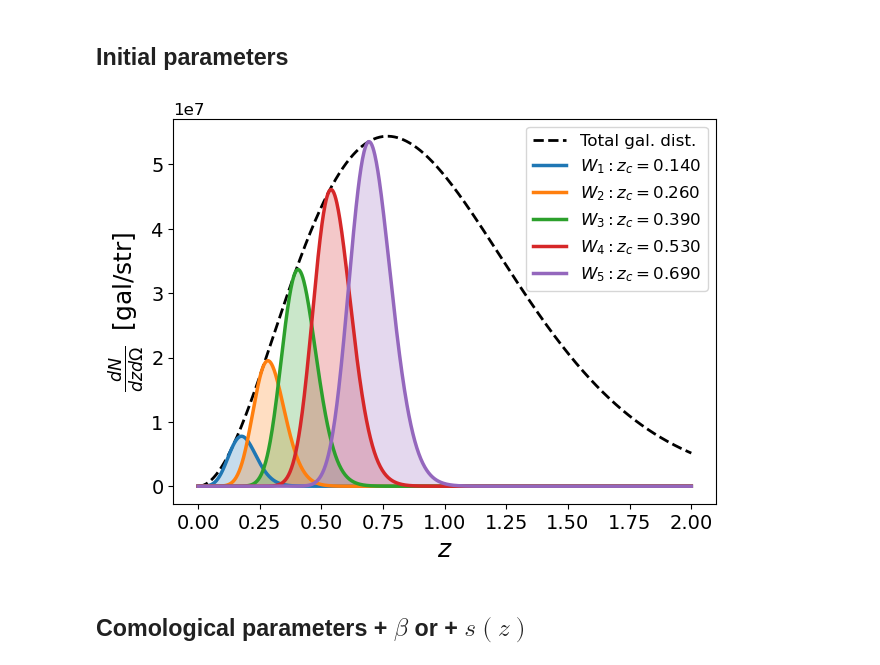
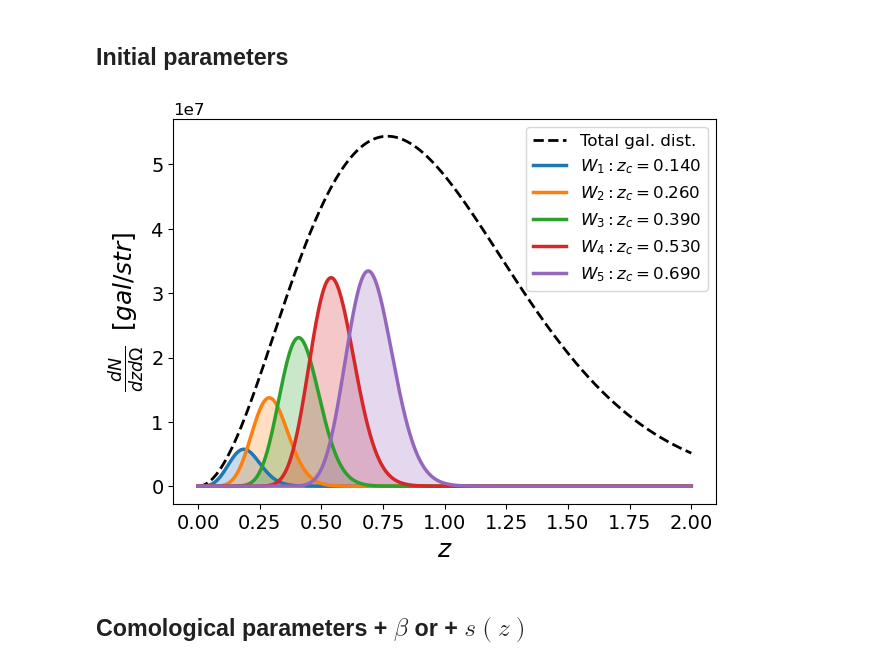
Before and after one commit to GreenTS27/Photo_Surveys-HI_IM-Fisher_Matrix, a Jupyter notebook: Fisher_Matrix_C_ell_vs_w_t.ipynb, the cells around one changed output. Cells and saved outputs as stored; diff of their text form; code cells hidden in the pictures.

Commit message:
cHANGE TO wINDOW TOP HAT FUNC

```diff
--- a/Fisher_Matrix_C_ell_vs_w_t.ipynb
+++ b/Fisher_Matrix_C_ell_vs_w_t.ipynb
@@ -227,27 +238,33 @@ N_bins = 5
 ####################################### initial parameters ###############################################
 
 
+# Creating central redshifts and redshift combinations
+arr_bin_width = np.zeros(N_bins)
+
 if Survey == "Euclid":
     arr_z_central = arr_z_central_Euclid[0:N_bins]
+    for i in range(N_bins):
+        arr_bin_width[i] = np.abs(arr_z_central_Euclid[i] - arr_z_central_Euclid[i+1])/2
 
 elif Survey == "DES":
     if N_bins ==5:
         arr_z_central = arr_z_central_LSST_Y1[0:N_bins]
+        for i in range(N_bins):
+            arr_bin_width[i] = np.abs(arr_z_central_LSST_Y1[i] - arr_z_central_LSST_Y1[i+1])/2
     elif N_bins==10:
         arr_z_central = arr_z_central_LSST_Y10[0:N_bins]
+        for i in range(N_bins):
+            arr_bin_width[i] = np.abs(arr_z_central_LSST_Y10[i] - arr_z_central_LSST_Y10[i+1])/2
     # arr_z_central = arr_z_central_DES[0:N_bins]
 
 elif Survey == "LSST_Y1":
     arr_z_central = arr_z_central_LSST_Y1[0:N_bins]
+    for i in range(N_bins):
+        arr_bin_width[i] = np.abs(arr_z_central_LSST_Y1[i] - arr_z_central_LSST_Y1[i+1])/2
 elif Survey == "LSST_Y10":
     arr_z_central = arr_z_central_LSST_Y10[0:N_bins]
+    for i in range(N_bins):
+        arr_bin_width[i] = np.abs(arr_z_central_LSST_Y10[i] - arr_z_central_LSST_Y10[i+1])/2
 
-
-
-# # Creating central redshifts and redshift combinations
-# z_ini = 0.3
-# z_fini = 1.7
-# bin_step = (z_fini - z_ini)/N_bins
-# arr_z_central = np.arange(z_ini, z_fini, bin_step)
 
 Data_arr_zs_auto= np.zeros((N_bins,2))
@@ -255,33 +272,37 @@ Data_arr_zs_full= np.zeros( (int(N_bins*(N_bins+1)/2), 2) )   # The number of el
 count = 0
 for i in range(N_bins):
     z_c_i = arr_z_central[i]
     Data_arr_zs_auto[i] = np.array( [z_c_i, z_c_i] )
     for j in range(N_bins-i):
         z_c_j = arr_z_central[i+j]  # We do i+j since we don't want to repeat combinations
         Data_arr_zs_full[count] = np.array( [z_c_i, z_c_j] )
         count+=1
 del i, j, z_c_i, z_c_j, count
 
 
 # Calculate Redshift bins
 arr_zs = np.linspace(0, 2, 1000)
 sigma_val = 0.05
 arr_sigma_z = sigma_val*(1+arr_zs)
 
 if Survey == "Euclid":
-    dic_Window  = Window_func(arr_zs, arr_z_central, z0_Euclid, N_gal_Euclid, sigma_val=sigma_val,
-                              func_pz=pz_Euclid, Show_WS=True, Fig_y_unit="gal/str")
+    dic_Window  = Window_func(arr_zs, arr_z_central, z0_Euclid, N_gal_Euclid,
+                              sigma_val=sigma_val, arr_bin_width=arr_bin_width,
+                              func_pz=pz_Euclid, W_func="W_erf", Show_WS=True, Fig_y_unit="gal/str")
 elif Survey == "DES":
-    dic_Window  = Window_func(arr_zs, arr_z_central, z0_DES, N_gal_DES_str, sigma_val=sigma_val,
-                              func_pz=pz_DES, Show_WS=True, Fig_y_unit="gal/str")
+    dic_Window  = Window_func(arr_zs, arr_z_central, z0_DES, N_gal_DES_str,
+                              sigma_val=sigma_val, arr_bin_width=arr_bin_width,
+                              func_pz=pz_DES, W_func="W_erf", Show_WS=True, Fig_y_unit="gal/str")
 elif Survey == "LSST_Y1":
-    dic_Window  = Window_func(arr_zs, arr_z_central, z0_LSST_Y1, N_gal_LSST_Y1_str, sigma_val=sigma_val_LSST,
-                              func_pz=pz_LSST_Y1, Show_WS=True, Fig_y_unit="gal/str")
+    dic_Window  = Window_func(arr_zs, arr_z_central, z0_LSST_Y1, N_gal_LSST_Y1_str,
+                              sigma_val=sigma_val_LSST, arr_bin_width=arr_bin_width,
+                              func_pz=pz_LSST_Y1, W_func="W_erf", Show_WS=True, Fig_y_unit="gal/str")
 elif Survey == "LSST_Y10":
-    dic_Window  = Window_func(arr_zs, arr_z_central, z0_LSST_Y10, N_gal_LSST_Y10_str, sigma_val=sigma_val_LSST,
-                              func_pz=pz_LSST_Y10, Show_WS=True, Fig_y_unit="gal/str")
+    dic_Window  = Window_func(arr_zs, arr_z_central, z0_LSST_Y10, N_gal_LSST_Y10_str,
+                              sigma_val=sigma_val_LSST, arr_bin_width=arr_bin_width,
+                              func_pz=pz_LSST_Y10, W_func="W_erf", Show_WS=True, Fig_y_unit="gal/str")
 # %% [output]
-[figure, old version]
+[figure, new version]
 # %% [markdown]
 ## Comological parameters + $\beta$ or + $s(z)$
 # %% [markdown]
```
Also changed, not shown: parts of 2 cells of this notebook.
